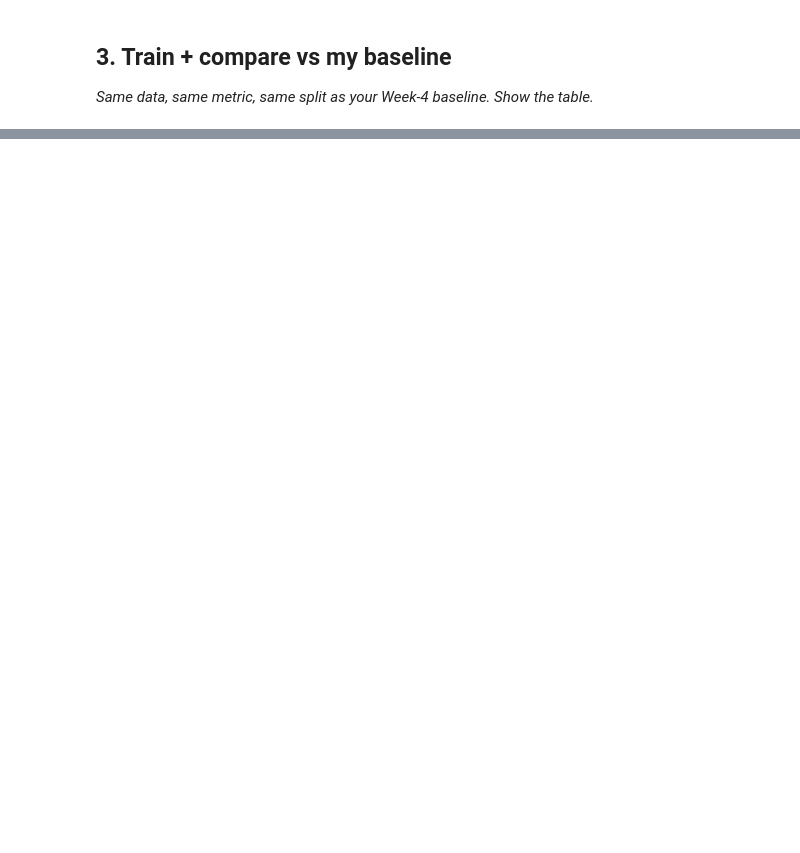
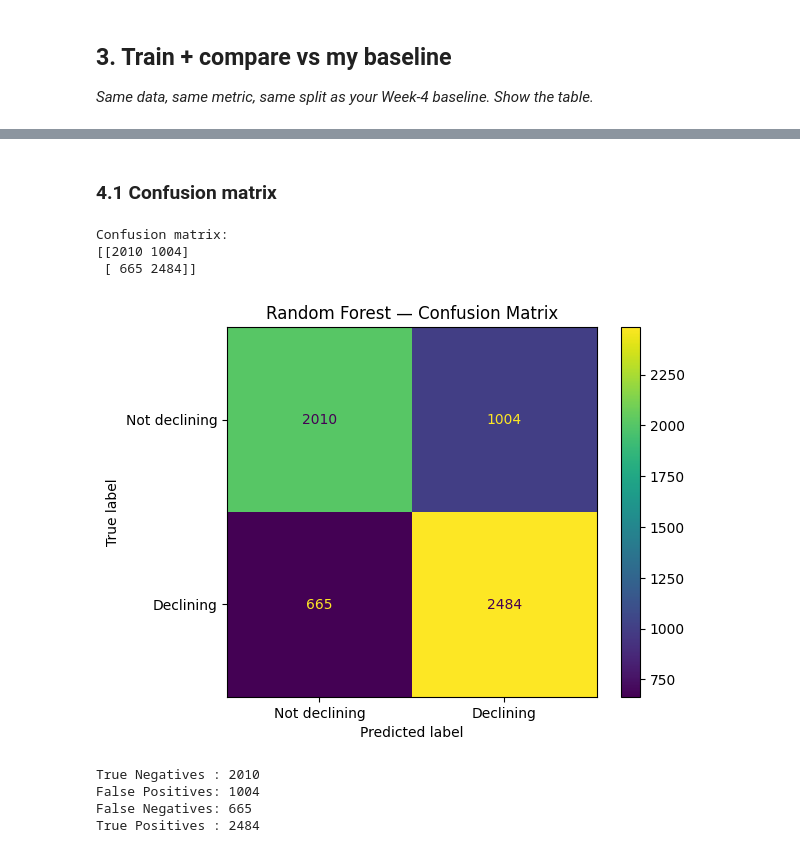
Before and after one commit to nihedzaoui/flyrank-ml-internship, a Jupyter notebook: w05_model.ipynb, the cells around one changed output, grey strips where cells are left out. Cells and saved outputs as stored; diff of their text form; code cells hidden in the pictures; blank space fills up the shorter version.

```diff
--- a/w05_model.ipynb
+++ b/w05_model.ipynb
@@ -17,0 +119,4 @@ This skeleton is yours to fill. Work the sections **in order** — each one has
+# %%
+print("All dataset columns:")
+for i, col in enumerate(df.columns, 1):
+    print(f"{i:2d}. {col}")
@@ -48,0 +570,37 @@ Before you submit, confirm each line honestly:
+# %% [markdown]
+### 4.1 Confusion matrix
+# %%
+from sklearn.metrics import confusion_matrix, ConfusionMatrixDisplay
+import matplotlib.pyplot as plt
+
+# Confusion matrix
+cm = confusion_matrix(y_test, y_pred)
+
+print("Confusion matrix:")
+print(cm)
+
+disp = ConfusionMatrixDisplay(
+    confusion_matrix=cm,
+    display_labels=["Not declining", "Declining"]
+)
+
+disp.plot()
+plt.title("Random Forest — Confusion Matrix")
+plt.show()
+
+# Individual error counts
+tn, fp, fn, tp = cm.ravel()
+
+print(f"\nTrue Negatives : {tn}")
+print(f"False Positives: {fp}")
+print(f"False Negatives: {fn}")
+print(f"True Positives : {tp}")
+# %% [output]
+Confusion matrix:
+[[2010 1004]
+ [ 665 2484]]
+[figure, added]
+True Negatives : 2010
+False Positives: 1004
+False Negatives: 665
+True Positives : 2484
```
Also changed, not shown: parts of 43 cells of this notebook.
